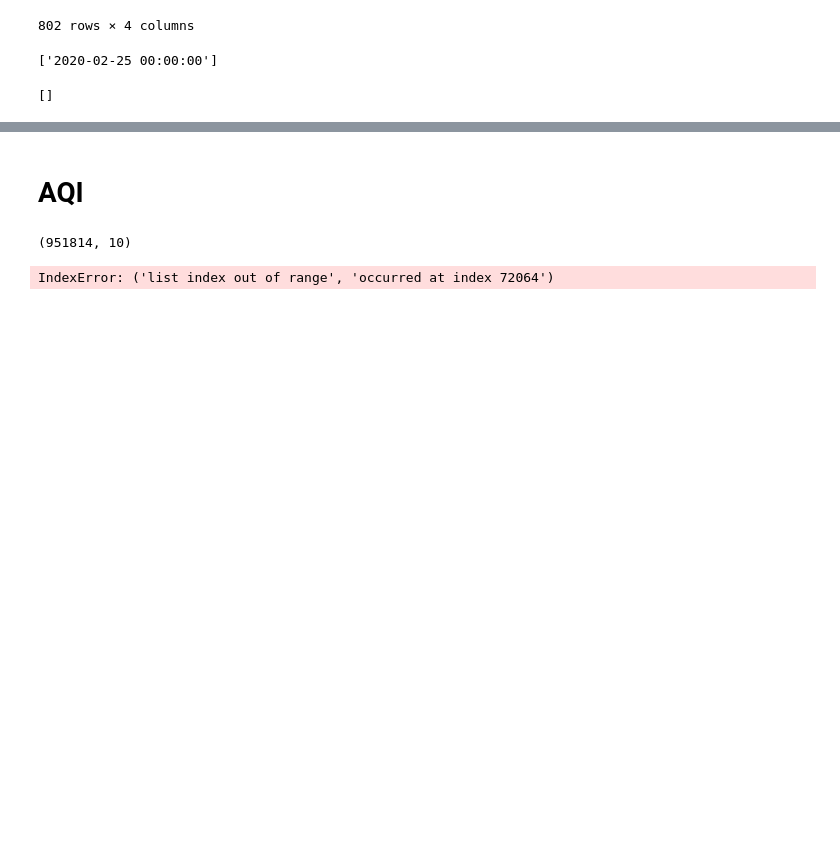
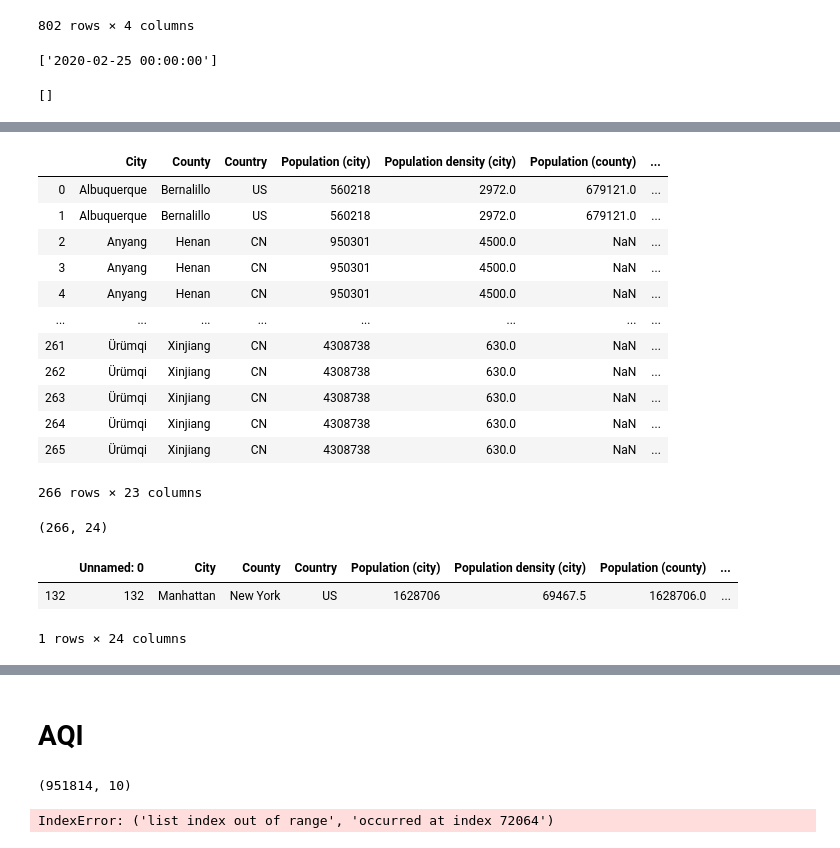
Before and after one commit to sherryxhu/Covid-Datafest-2020, a Jupyter notebook: EDA.ipynb, the cells around one changed output, grey strips where cells are left out. Saved outputs shown, nothing was run; the diff lists cells and outputs as text; code cells hidden in the pictures; blank space fills up the shorter version.

```diff
--- a/EDA.ipynb
+++ b/EDA.ipynb
@@ -177,0 +252,3 @@ list(df_changepoint[(df_changepoint['City']==city)&(df_changepoint['Specie']==sp
+# %%
+df_changepoints= pd.read_csv("data/changepoints.csv", index_col=[0]).reset_index(drop=True).drop("Country",axis=1)
+df_changepoints
@@ -177,0 +269,18 @@ list(df_changepoint[(df_changepoint['City']==city)&(df_changepoint['Specie']==sp
+# %%
+df_final = df_merged.set_index("City").join(df_changepoints.set_index("City"), how="left").reset_index()
+# %%
+df_final
+# %% [output]
+|  | City | County | Country | Population (city) | Population density (city) | Population (county) | ... |
+| 0 | Albuquerque | Bernalillo | US | 560218 | 2972.0 | 679121.0 | ... |
+| 1 | Albuquerque | Bernalillo | US | 560218 | 2972.0 | 679121.0 | ... |
+| 2 | Anyang | Henan | CN | 950301 | 4500.0 | NaN | ... |
+| 3 | Anyang | Henan | CN | 950301 | 4500.0 | NaN | ... |
+| 4 | Anyang | Henan | CN | 950301 | 4500.0 | NaN | ... |
+| ... | ... | ... | ... | ... | ... | ... | ... |
+| 261 | Ürümqi | Xinjiang | CN | 4308738 | 630.0 | NaN | ... |
+| 262 | Ürümqi | Xinjiang | CN | 4308738 | 630.0 | NaN | ... |
+| 263 | Ürümqi | Xinjiang | CN | 4308738 | 630.0 | NaN | ... |
+| 264 | Ürümqi | Xinjiang | CN | 4308738 | 630.0 | NaN | ... |
+| 265 | Ürümqi | Xinjiang | CN | 4308738 | 630.0 | NaN | ... |
+266 rows × 23 columns
@@ -177,0 +291,10 @@ list(df_changepoint[(df_changepoint['City']==city)&(df_changepoint['Specie']==sp
+# %%
+df.shape
+# %% [output]
+(266, 24)
+# %%
+df[df['City']=='Manhattan']
+# %% [output]
+|  | Unnamed: 0 | City | County | Country | Population (city) | Population density (city) | Population (county) | ... |
+| 132 | 132 | Manhattan | New York | US | 1628706 | 69467.5 | 1628706.0 | ... |
+1 rows × 24 columns
```
Also changed, not shown: parts of 16 cells of this notebook, 7 other files.
